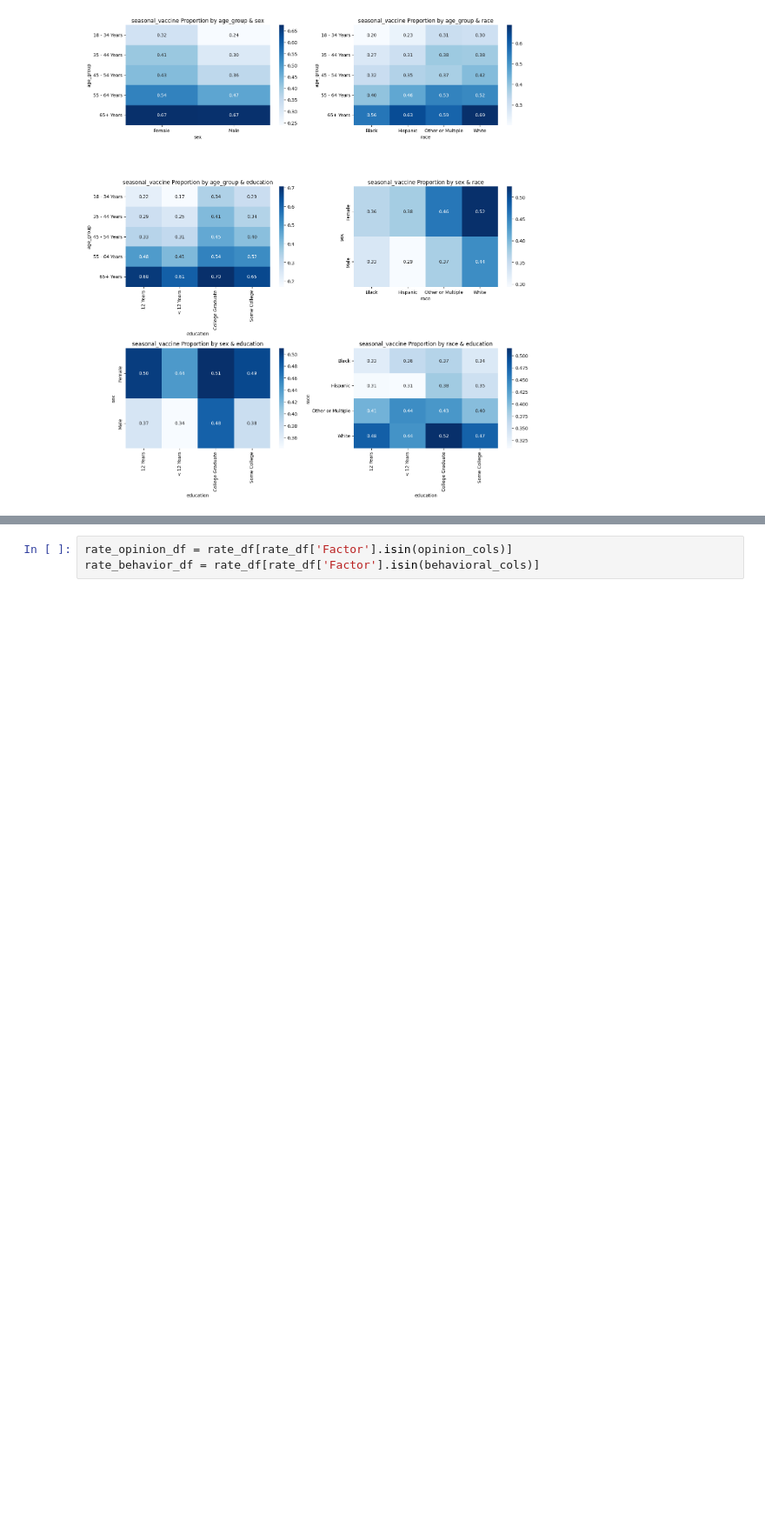
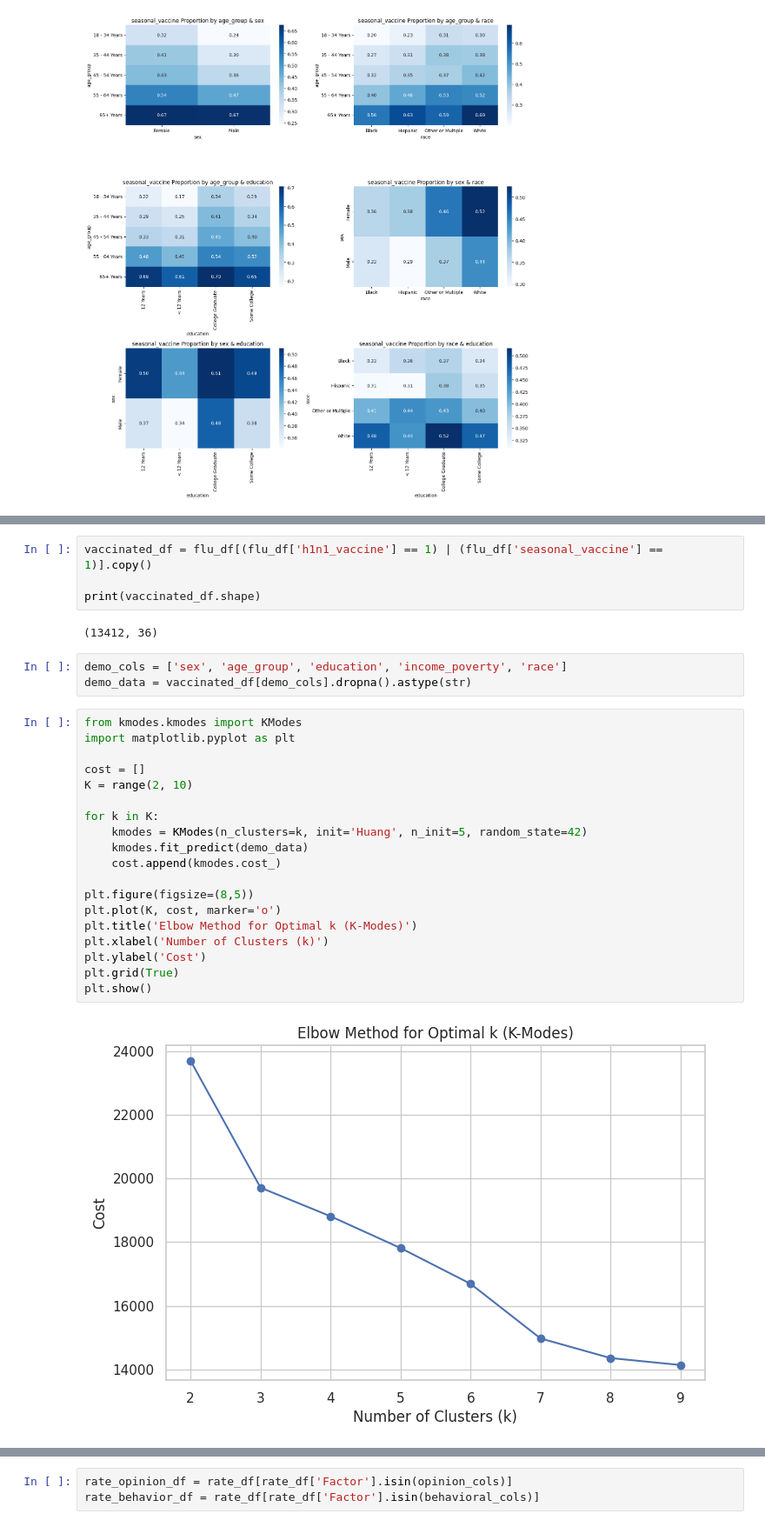
Before and after one commit to Mimikaymint/Team_Berlin, a Jupyter notebook: Team_Berlin_FLU_SHOT_.ipynb, the cells around one changed output, grey strips where cells are left out. Shown at 87% size. Cells and saved outputs as stored; diff of their text form; blank space fills up the shorter version.

```diff
--- a/Team_Berlin_FLU_SHOT_.ipynb
+++ b/Team_Berlin_FLU_SHOT_.ipynb
@@ -532,0 +577,30 @@ for vaccine in targets:
+# %%
+vaccinated_df = flu_df[(flu_df['h1n1_vaccine'] == 1) | (flu_df['seasonal_vaccine'] == 1)].copy()
+
+print(vaccinated_df.shape)
+# %% [output]
+(13412, 36)
+# %%
+demo_cols = ['sex', 'age_group', 'education', 'income_poverty', 'race']
+demo_data = vaccinated_df[demo_cols].dropna().astype(str)
+# %%
+from kmodes.kmodes import KModes
+import matplotlib.pyplot as plt
+
+cost = []
+K = range(2, 10)
+
+for k in K:
+    kmodes = KModes(n_clusters=k, init='Huang', n_init=5, random_state=42)
+    kmodes.fit_predict(demo_data)
+    cost.append(kmodes.cost_)
+
+plt.figure(figsize=(8,5))
+plt.plot(K, cost, marker='o')
+plt.title('Elbow Method for Optimal k (K-Modes)')
+plt.xlabel('Number of Clusters (k)')
+plt.ylabel('Cost')
+plt.grid(True)
+plt.show()
+# %% [output]
+[figure, added]
```
Also changed, not shown: parts of 24 cells of this notebook.
